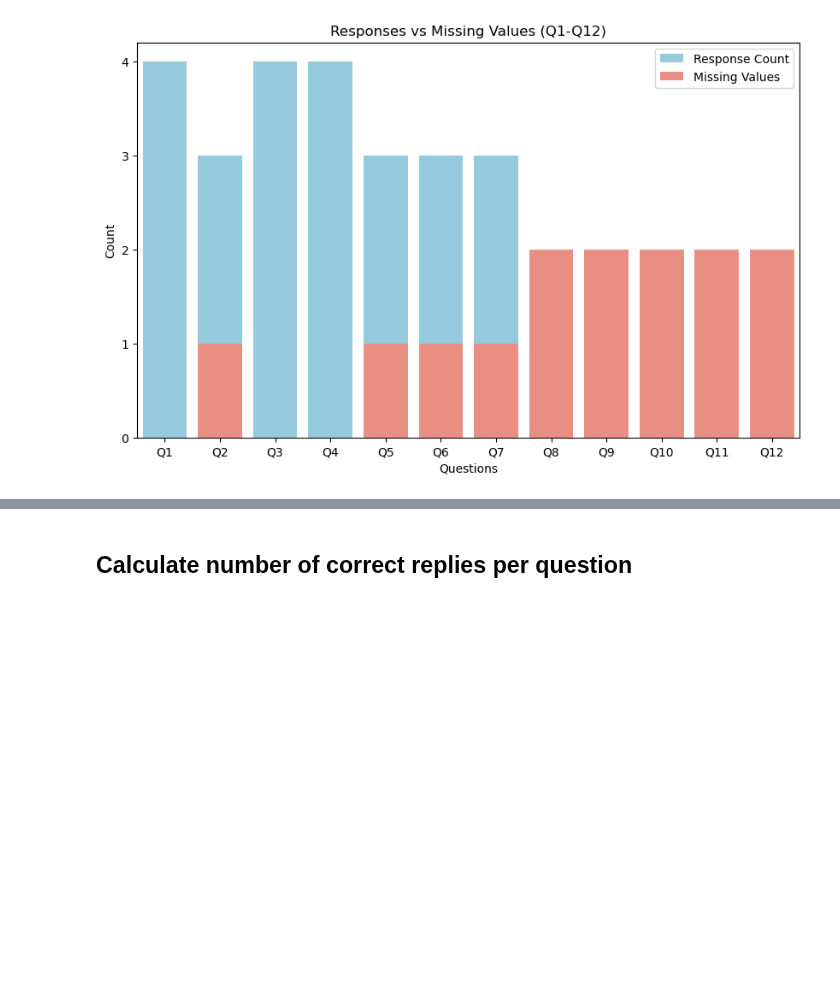
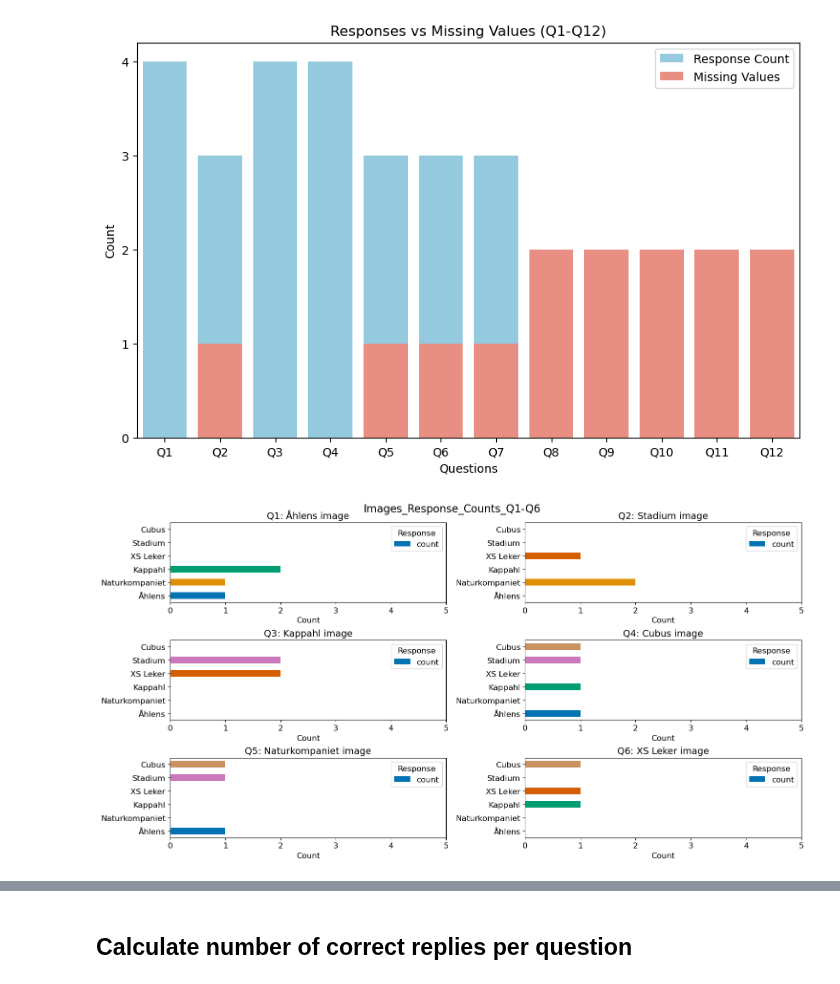
Before and after one commit to emmenru/Music-AI-workshop, a Jupyter notebook: chi-square-tester.ipynb, the cells around one changed output, grey strips where cells are left out. Cells and saved outputs as stored; diff of their text form; code cells hidden in the pictures; blank space fills up the shorter version.

```diff
--- a/chi-square-tester.ipynb
+++ b/chi-square-tester.ipynb
@@ -126,50 +128,111 @@ plt.show()
 # %% [output]
 [figure]
 # %%
+# Define the correct answers
 correct_answers_dict = {
     'Q1': 'Åhlens image',
     'Q2': 'Stadium image',
     'Q3': 'Kappahl image',
     'Q4': 'Cubus image',
     'Q5': 'Naturkompaniet image',
     'Q6': 'XS Leker image',
     'Q7': 'Stadium sound',
     'Q8': 'XS Leker sound',
     'Q9': 'Kappahl sound',
     'Q10': 'Cubus sound',
     'Q11': 'Naturkompaniet sound',
     'Q12': 'Åhlens sound'
 }
 
 # Define a consistent color palette using the colorblind palette
 colorblind_palette = sns.color_palette("colorblind", n_colors=len(df.columns[3:].unique()))
+
 # Create a mapping of each store category to a color
-# Reshape the df from wide format to long format, unpivoting into variable and value
 unique_categories = df[df.columns[3:]].melt()['value'].dropna().unique()
-#print(unique_categories) Should be 6 stores
 color_map = {category: colorblind_palette[i] for i, category in enumerate(unique_categories)}
-#print(color_map)
 
-# Horizontal bar plots
-def plot_questions(df, title):
-    plt.figure(figsize=(15, 8))
+def ensure_directory(directory):
+    """Create directory if it doesn't exist"""
+    if not os.path.exists(directory):
+        os.makedirs(directory)
+
+def plot_and_save_questions(df, title, output_dir='plots'):
+    # Create directory if it doesn't exist
+    ensure_directory(output_dir)
+
+    # Create main figure
+    fig = plt.figure(figsize=(15, 8))
     # Count non-null values in each column and pick maximum
     max_count = df.count().max() + 1  # Set max count for x-axis
+
+    # Store individual plot data
+    individual_plots = []
+
     for i, col in enumerate(df.columns, 1):
+        # Create subplot in main figure
         ax = plt.subplot(3, 2, i)
         # Count occurrences of each response
         counts = df[col].value_counts()
         # Create a bar plot using counts
-        counts = counts.reindex(unique_categories, fill_value=0)  # Ensure all categories are represented
-        #print(counts)
+        counts = counts.reindex(unique_categories, fill_value=0)
         counts.plot(kind='barh', ax=ax, color=[color_map[category] for category in counts.index])
-        plt.title(f"Response Counts for {col}")
-        plt.xlabel("Count")
+
+        subplot_title = f"{col}: {correct_answers_dict[col]}"
+        plt.title(subplot_title, wrap=True, fontsize=14)  # Increased subplot title size
+        plt.xlabel("Count", fontsize=12)  # Increased x-label size
         plt.ylabel("")
-        # Set x-axis limits and format ticks
-        ax.set_xlim(0, max_count)  # Set the same maximum x-axis limit for all plots
-        ax.xaxis.set_major_locator(plt.MaxNLocator(integer=True))  # Ensure ticks are integers
+        ax.set_xlim(0, max_count)
+        ax.xaxis.set_major_locator(plt.MaxNLocator(integer=True))
+
+        # Increase tick label sizes
+        ax.tick_params(axis='both', labelsize=12)
+
+        # Increase legend font size
+        legend = ax.legend(fontsize=12)
+        legend.set_title("Response", prop={'size': 12})
+
+        # Save individual subplot
+        individual_fig = plt.figure(figsize=(8, 5))
+        individual_ax = individual_fig.add_subplot(111)
+        counts.plot(kind='barh', ax=individual_ax, color=[color_map[category] for category in counts.index])
+        individual_ax.set_title(subplot_title, wrap=True, fontsize=14)  # Increased individual plot title size
+        individual_ax.set_xlabel("Count", fontsize=12)  # Increased individual plot x-label size
+        individual_ax.set_ylabel("")
+        individual_ax.set_xlim(0, max_count)
+        individual_ax.xaxis.set_major_locator(plt.MaxNLocator(integer=True))
+
+        # Increase tick label sizes for individual plots
+        individual_ax.tick_params(axis='both', labelsize=12)
+
+        # Increase legend font size for individual plots
+        legend = individual_ax.legend(fontsize=12)
+        legend.set_title("Response", prop={'size': 12})
+
+        # Save individual plot
+        filename = f"{output_dir}/{col}_plot.png"
+        individual_fig.tight_layout()
+        individual_fig.savefig(filename, dpi=300, bbox_inches='tight')
+        plt.close(individual_fig)
+
+    # Finish and save main figure
+    plt.figure(fig.number)
     plt.tight_layout()
-    plt.suptitle(title, fontsize=16)
-    plt.subplots_adjust(top=0.9)  # Adjust title position
+    plt.suptitle(title, fontsize=16, y=0.95)  # Increased main title size and adjusted position
+    plt.subplots_adjust(top=0.9)
+
+    # Save complete figure
+    main_filename = f"{output_dir}/{title.replace(' ', '_').replace(':', '')}.png"
+    plt.savefig(main_filename, dpi=300, bbox_inches='tight')
     plt.show()
+
+# Plot and save Q1-Q6
+df_images = df[['Q1', 'Q2', 'Q3', 'Q4', 'Q5', 'Q6']]
+plot_and_save_questions(df_images, "Images_Response_Counts_Q1-Q6")
+
+# Plot and save Q7-Q12
+df_sounds = df[['Q7', 'Q8', 'Q9', 'Q10', 'Q11', 'Q12']]
+plot_and_save_questions(df_sounds, "Sounds_Response_Counts_Q7-Q12")
+
+print("All plots have been saved in the 'plots' directory!")
+# %% [output]
+[figure, added]
```
Also changed, not shown: parts of 7 cells of this notebook, 20 other files.
